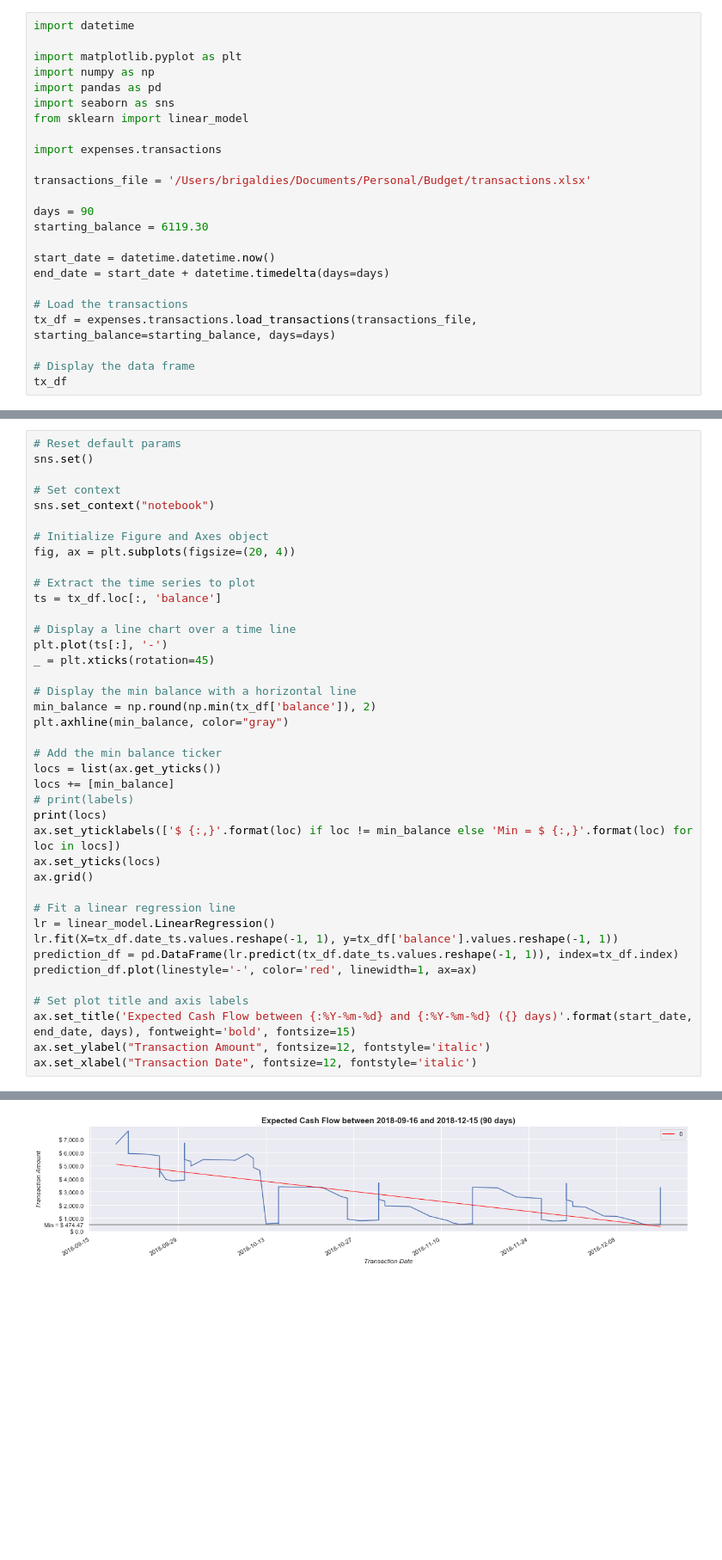
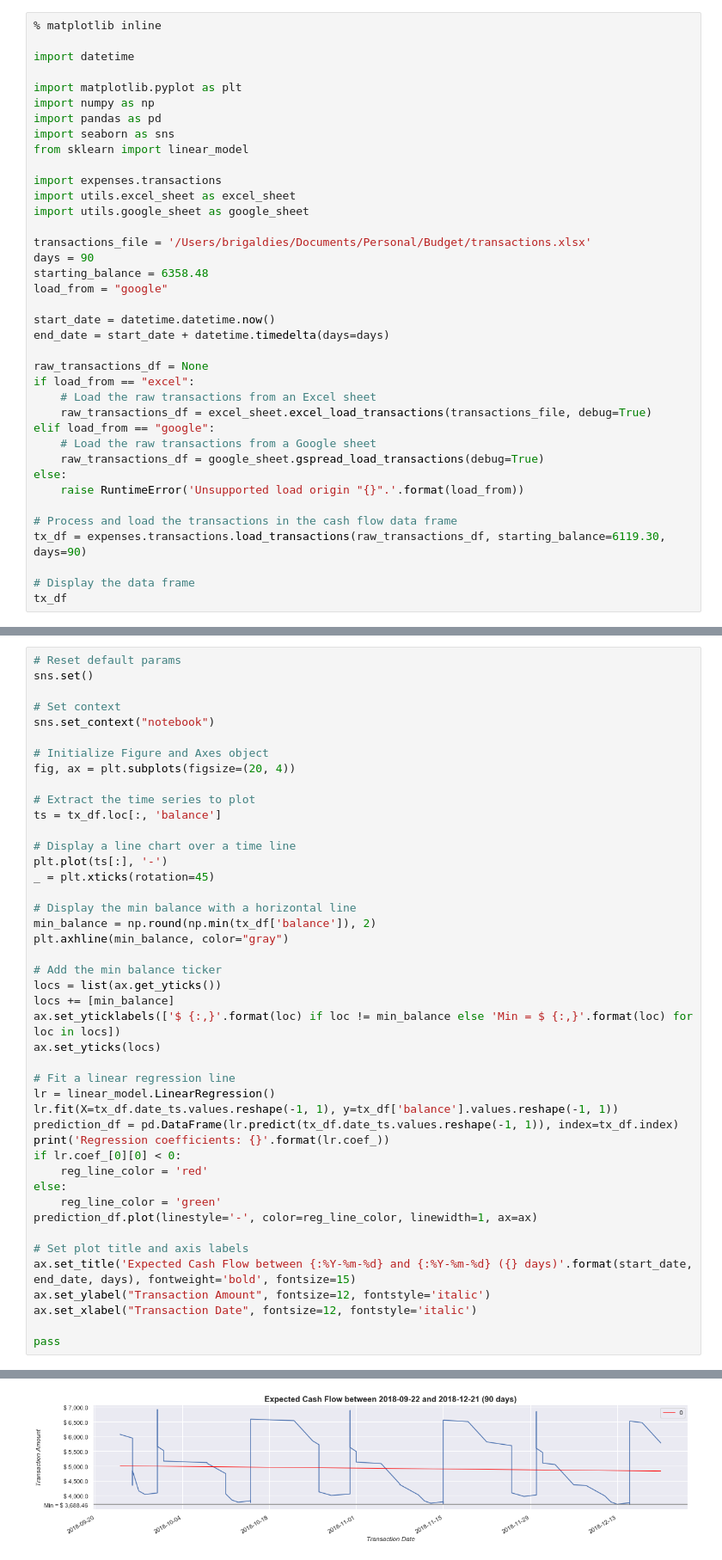
Before and after one commit to brigaldies/cashflow, a Jupyter notebook: src/py/notebooks/cashflow.ipynb, the cells around one changed output, grey strips where cells are left out. Shown at 86% size. Saved outputs shown, nothing was run; the diff lists cells and outputs as text; blank space fills up the shorter version.

Commit message:
Added the ability to load transactions from a Google spreadsheet.

```diff
--- a/src/py/notebooks/cashflow.ipynb
+++ b/src/py/notebooks/cashflow.ipynb
@@ -1,4 +1,6 @@
 # %%
+% matplotlib inline
+
 import datetime
 
 import matplotlib.pyplot as plt
@@ -8,17 +10,29 @@ import seaborn as sns
 from sklearn import linear_model
 
 import expenses.transactions
+import utils.excel_sheet as excel_sheet
+import utils.google_sheet as google_sheet
 
 transactions_file = '/Users/brigaldies/Documents/Personal/Budget/transactions.xlsx'
-
 days = 90
-starting_balance = 6119.30
+starting_balance = 6358.48
+load_from = "google"
 
 start_date = datetime.datetime.now()
 end_date = start_date + datetime.timedelta(days=days)
 
-# Load the transactions
-tx_df = expenses.transactions.load_transactions(transactions_file, starting_balance=starting_balance, days=days)
+raw_transactions_df = None
+if load_from == "excel":
+    # Load the raw transactions from an Excel sheet
+    raw_transactions_df = excel_sheet.excel_load_transactions(transactions_file, debug=True)
+elif load_from == "google":
+    # Load the raw transactions from a Google sheet
+    raw_transactions_df = google_sheet.gspread_load_transactions(debug=True)
+else:
+    raise RuntimeError('Unsupported load origin "{}".'.format(load_from))
+
+# Process and load the transactions in the cash flow data frame
+tx_df = expenses.transactions.load_transactions(raw_transactions_df, starting_balance=6119.30, days=90)
 
 # Display the data frame
 tx_df
@@ -75,20 +97,24 @@ plt.axhline(min_balance, color="gray")
 # Add the min balance ticker
 locs = list(ax.get_yticks())
 locs += [min_balance]
-# print(labels)
-print(locs)
 ax.set_yticklabels(['$ {:,}'.format(loc) if loc != min_balance else 'Min = $ {:,}'.format(loc) for loc in locs])
 ax.set_yticks(locs)
-ax.grid()
 
 # Fit a linear regression line
 lr = linear_model.LinearRegression()
 lr.fit(X=tx_df.date_ts.values.reshape(-1, 1), y=tx_df['balance'].values.reshape(-1, 1))
 prediction_df = pd.DataFrame(lr.predict(tx_df.date_ts.values.reshape(-1, 1)), index=tx_df.index)
-prediction_df.plot(linestyle='-', color='red', linewidth=1, ax=ax)
+print('Regression coefficients: {}'.format(lr.coef_))
+if lr.coef_[0][0] < 0:
+    reg_line_color = 'red'
+else:
+    reg_line_color = 'green'
+prediction_df.plot(linestyle='-', color=reg_line_color, linewidth=1, ax=ax)
 
 # Set plot title and axis labels
 ax.set_title('Expected Cash Flow between {:%Y-%m-%d} and {:%Y-%m-%d} ({} days)'.format(start_date, end_date, days), fontweight='bold', fontsize=15)
 ax.set_ylabel("Transaction Amount", fontsize=12, fontstyle='italic')
 ax.set_xlabel("Transaction Date", fontsize=12, fontstyle='italic')
+
+pass
 # %% [output]
@@ -97 +122 @@ Text(0.5,0,'Transaction Date')
-[figure, old version]
+[figure, new version]
```
Also changed, not shown: parts of 2 cells of this notebook, 5 other files.
